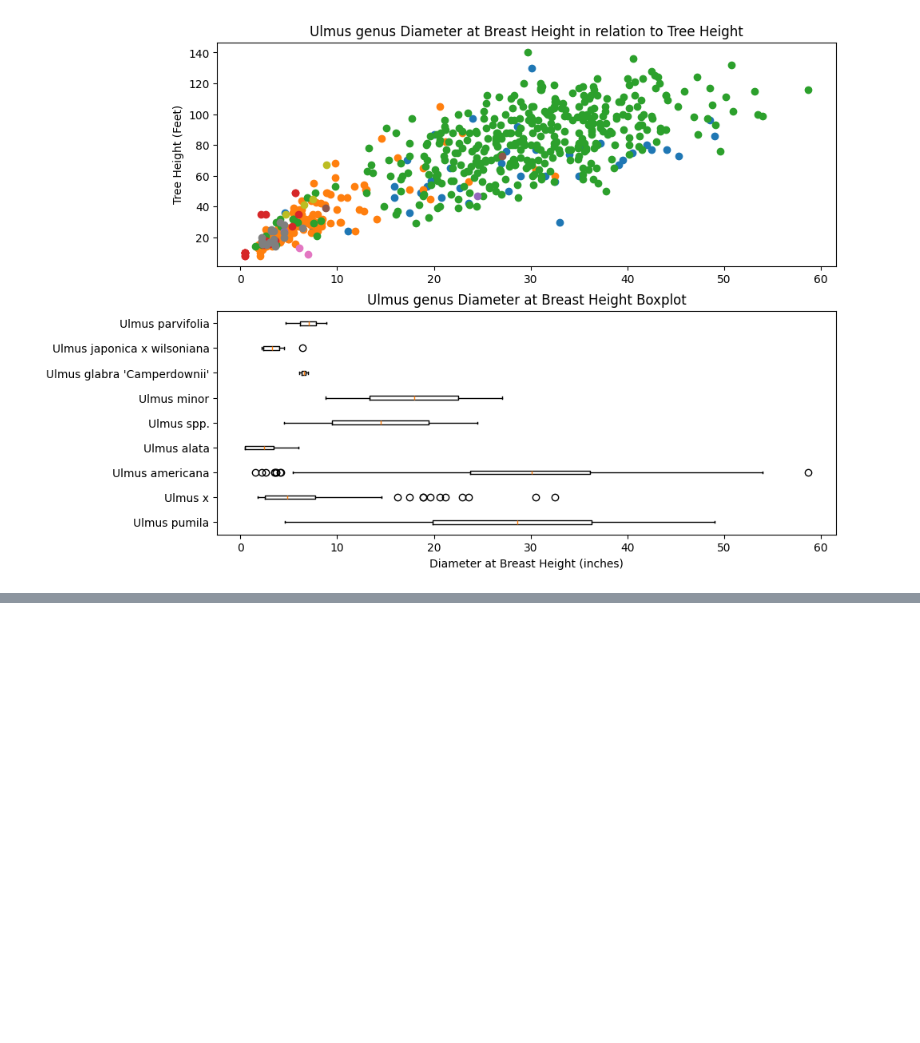
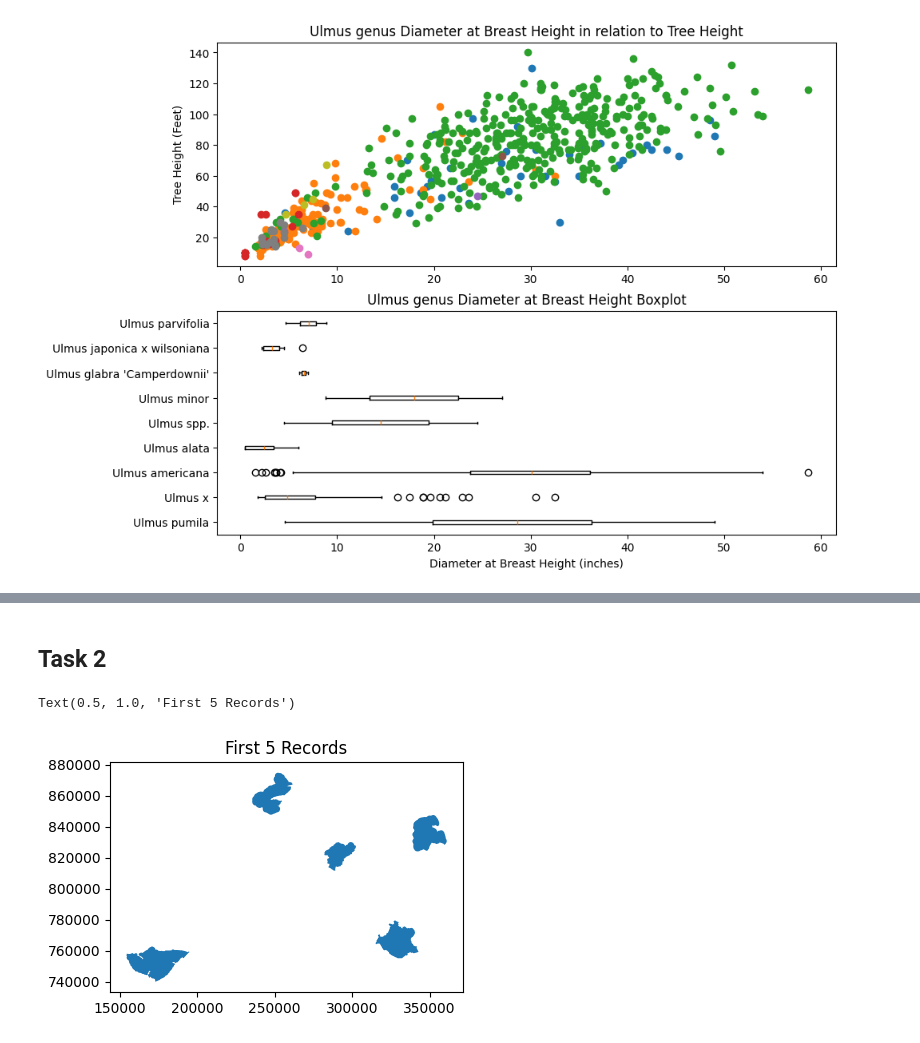
Before and after one commit to andrewlee1234567/lab2, a Jupyter notebook: assignment_2_AndrewLee.ipynb, the cells around one changed output, grey strips where cells are left out. Saved outputs shown, nothing was run; the diff lists cells and outputs as text; code cells hidden in the pictures; blank space fills up the shorter version.

```diff
--- a/assignment_2_AndrewLee.ipynb
+++ b/assignment_2_AndrewLee.ipynb
@@ -182,0 +199,12 @@ Text(0.5, 1.0, 'Ulmus genus Diameter at Breast Height Boxplot')
+# %%
+gdf = geopandas.read_file("/Users/andrewlee/work/lab2/data/WPA_SCOTLAND_SHP_27700")
+# %% [markdown]
+## Task 2
+# %%
+plt.figure(figsize=(10, 5))
+plt.subplot(1, 2, 1)
+gdf.head(5).plot(ax=plt.gca())
+plt.title('First 5 Records')
+# %% [output]
+Text(0.5, 1.0, 'First 5 Records')
+[figure, added]
```
Also changed, not shown: parts of 23 cells of this notebook.
